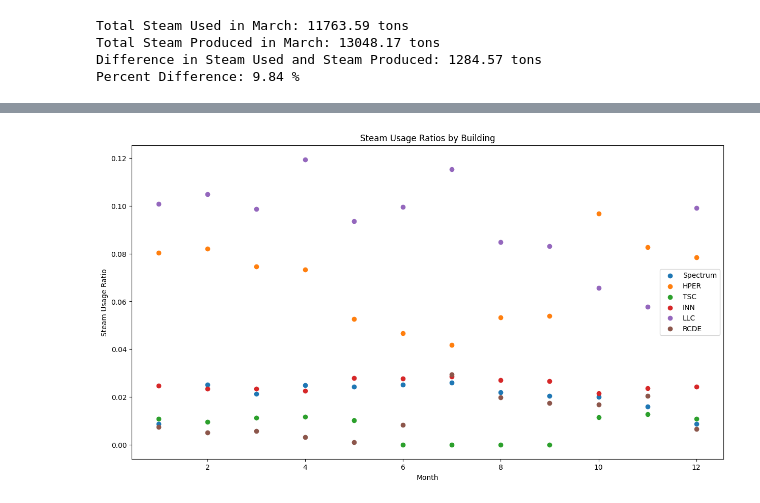
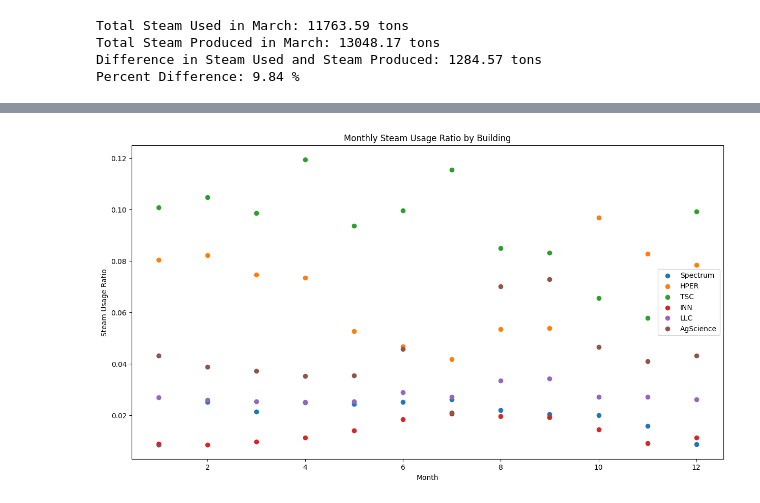
Before and after one commit to Jagardiner97/Campus-Steam-Distribution, a Jupyter notebook: steam-distribution.ipynb, the cells around one changed output, grey strips where cells are left out. Cells and saved outputs as stored; diff of their text form; code cells hidden in the pictures.

```diff
--- a/steam-distribution.ipynb
+++ b/steam-distribution.ipynb
@@ -170,32 +171,23 @@ enthalpy_sw_atm = 418.99
 def heat_transferred(m_dot, h1, h2):
     return round(m_dot * (h2 - h1), 2)
 # %%
-# Plot heat transferred to each building in September
-september_steam = steam_usage['Sep-24'].values
+# Plot heat transferred to each building in a given month
+month = 'Mar-24'
+month_name = 'March'
+monthly_steam = steam_usage[f'{month}'].values
 buildings = steam_usage['Building'].values
-september_steam = [round(float(value), 2) for value in september_steam]
-september_heat = []
-for i in range(len(september_steam)):
-    september_heat.append(heat_transferred(september_steam[i], enthalpy_sw_atm, enthalpy_ss_90))
-
-# Aggregate the heat transferred to the TSC across the two valves
-tsc_total_steam = 0
-tsc_total_heat = 0
 
 # Print the results for all buildings
-print("Total Energy Transferred in September")
-cleaned_buildings = []
-cleaned_heat = []
+print(f"Total Steam Flow in {month_name}")
 for i in range(len(buildings)):
-    print(buildings[i] + ': ' + str(round(september_heat[i]/1000, 2)) + ' MJ')
-    cleaned_buildings.append(buildings[i])
-    cleaned_heat.append(september_heat[i])
+    print(buildings[i] + ': ' + str(round(monthly_steam[i]/2000, 2)) + ' tons')
 
+# Display the plot
 plt.figure(figsize=(15, 8))
-plt.bar(cleaned_buildings, [heat / 1000 for heat in cleaned_heat])
+plt.bar(buildings, [steam / 2000 for steam in monthly_steam])
 plt.xlabel('Building')
-plt.ylabel('Heat Transferred (MJ)')
-plt.title('Heat Transferred in September by Building')
+plt.ylabel('Steam Used (tons)')
+plt.title(f'Steam Usage by Building in {month_name} 2024')
 plt.xticks(rotation=90)
 plt.show()
 # %% [output]
@@ -230,10 +222,8 @@ for month in months:
         monthly_ratio.append(valve / total_steam)
     steam_usage_ratios.append(monthly_ratio)
 
-for ratio in steam_usage_ratios:
-    print(ratio)
-
+transposed_usage = np.transpose(steam_usage)
 transposed_ratios = np.transpose(steam_usage_ratios)
 df_ratios = pd.DataFrame(transposed_ratios, columns=month_nums, index=buildings)
-df_ratios.head()
+df_ratios.head(57)
 # %% [output]
@@ -269,23 +258,26 @@ df_ratios.head()
 | TSC | 0.083089 | 0.084869 | 0.115441 | 0.099639 | 0.093674 | 0.119448 | 0.098620 | 0.104806 | 0.100752 | 0.099184 | 0.057723 | ... |
 # %%
 # Plot the steam usage ratios for each building
-plot_indexes = [0, 1, 4, 8, 20, 48]
+plot_indexes = [0, 1, 4, 8, 20, 47]
 plots = []
+usage_plots = []
 plot_months = []
 for index in plot_indexes:
     plots.append([])
+    usage_plots.append([])
 for i in range(len(month_nums)):
     for j in range(len(plot_indexes)):
-        plots[j].append(transposed_ratios[j][i])
+        plots[j].append(transposed_ratios[plot_indexes[j]][i])
+        usage_plots[j].append(transposed_usage[plot_indexes[j]][i+2])
 for i in range(len(plot_indexes)):
     plot_months.append(buildings[plot_indexes[i]])
 plt.figure(figsize=(15, 8))
 for r in plots:
     plt.scatter(month_nums, r)
 plt.xlabel('Month')
 plt.ylabel('Steam Usage Ratio')
-plt.title('Steam Usage Ratios by Building')
+plt.title('Monthly Steam Usage Ratio by Building')
 plt.legend(plot_months)
 plt.show()
 # %% [output]
-[figure, old version]
+[figure, new version]
```
Also changed, not shown: parts of 10 cells of this notebook.
